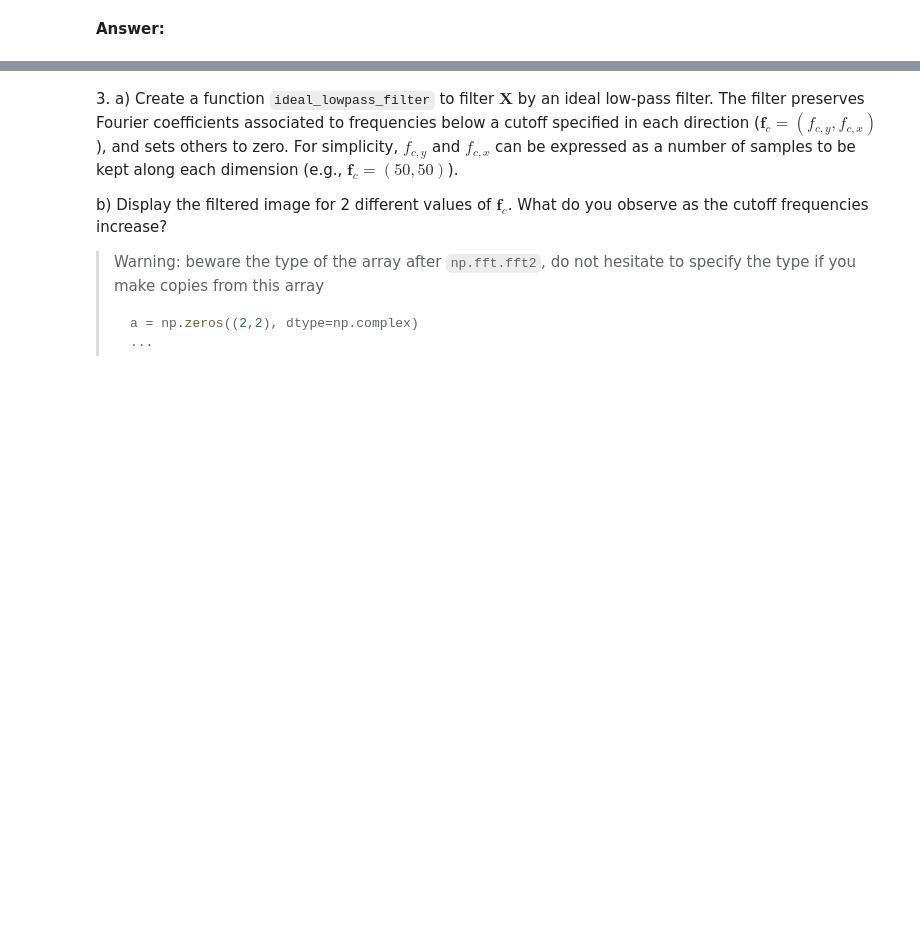
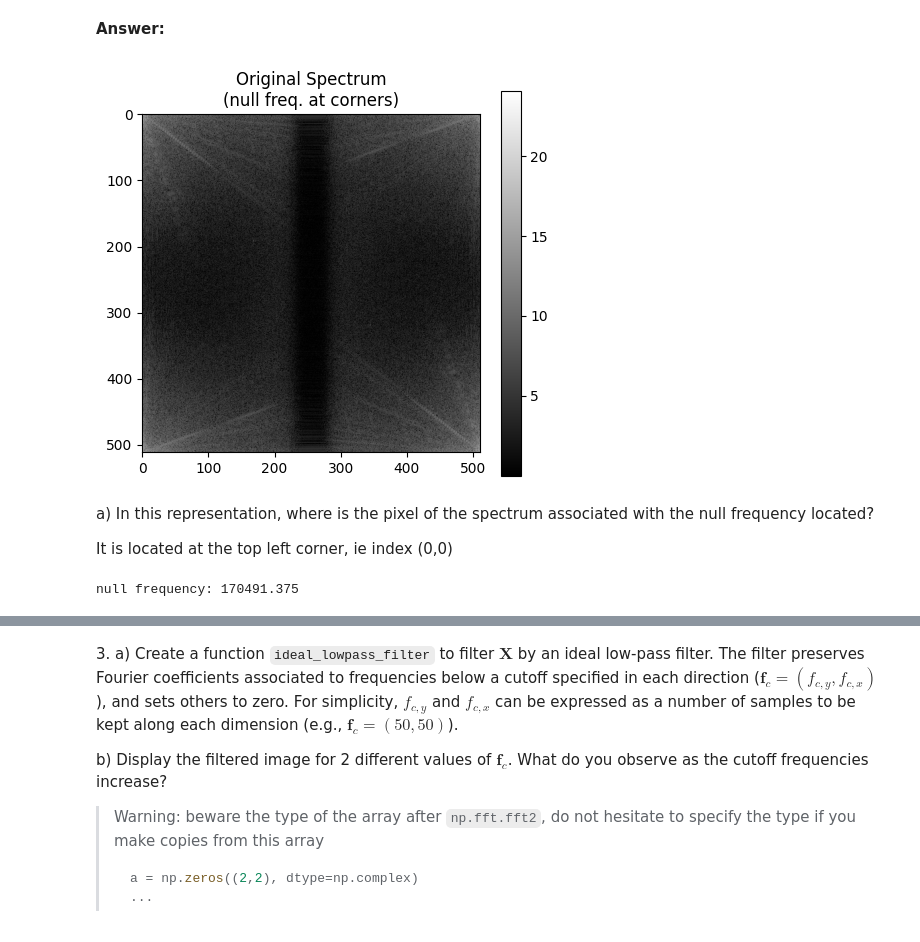
Before and after one commit to antoineamiel/python_sdia, a Jupyter notebook: Labs/Lab3/lab3.ipynb, the cells around one changed output, grey strips where cells are left out. Drawn from its saved outputs; the diff is of its cells as text; code cells hidden in the pictures; blank space fills up the shorter version.

```diff
--- a/Labs/Lab3/lab3.ipynb
+++ b/Labs/Lab3/lab3.ipynb
@@ -285,24 +285,26 @@ b) Take a look at the documentation of `np.fft.fftshift`. Use it to ensure that
 # %% [markdown]
 **Answer:**
 # %%
-# Compute 2D FFT and power spectrum
+# Compute 2D FFT and spectrum
 fft_img = np.fft.fft2(img)
 spectrum = np.abs(fft_img)**2
 
 # Display spectrum in log scale
 plt.figure(figsize=(12, 5))
 
 # Original spectrum - null frequency at corners
 plt.subplot(121)
 plt.imshow(np.log(spectrum + 1), cmap='gray')
 plt.title('Original Spectrum\n(null freq. at corners)')
 plt.colorbar()
-
-# Shifted spectrum - null frequency at center
-plt.subplot(122)
-spectrum_shifted = np.fft.fftshift(spectrum)
-plt.imshow(np.log(spectrum_shifted + 1), cmap='gray')
-plt.title('Shifted Spectrum\n(null freq. at center)')
-plt.colorbar()
-
 plt.show()
+# %% [output]
+[figure, added]
+# %% [markdown]
+a) In this representation, where is the pixel of the spectrum associated with the null frequency located?
+
+It is located at the top left corner, ie index (0,0)
+# %%
+print(f'null frequency: {fft_img[0, 0].real}')
+# %% [output]
+null frequency: 170491.375
```
Also changed, not shown: parts of 11 cells of this notebook, 3 other files.
